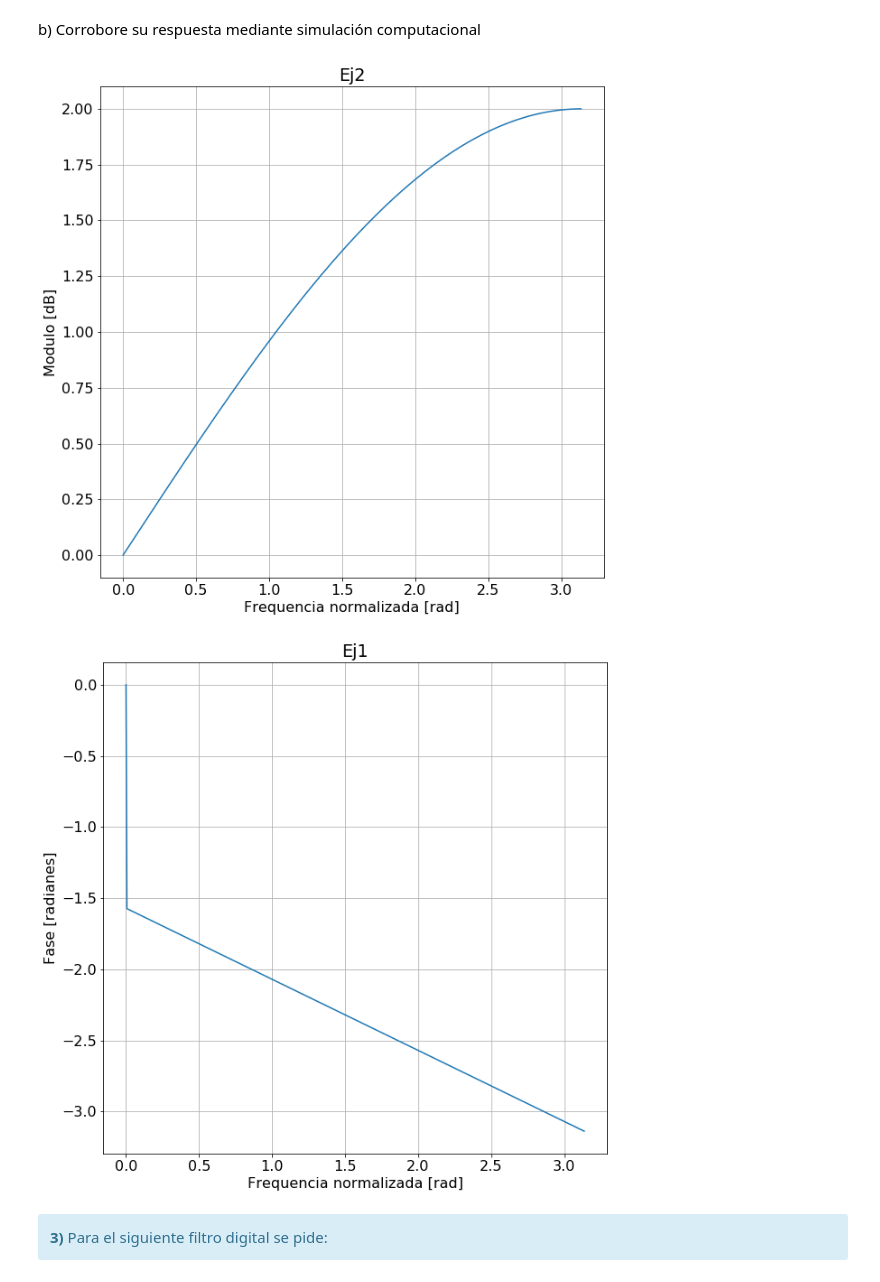
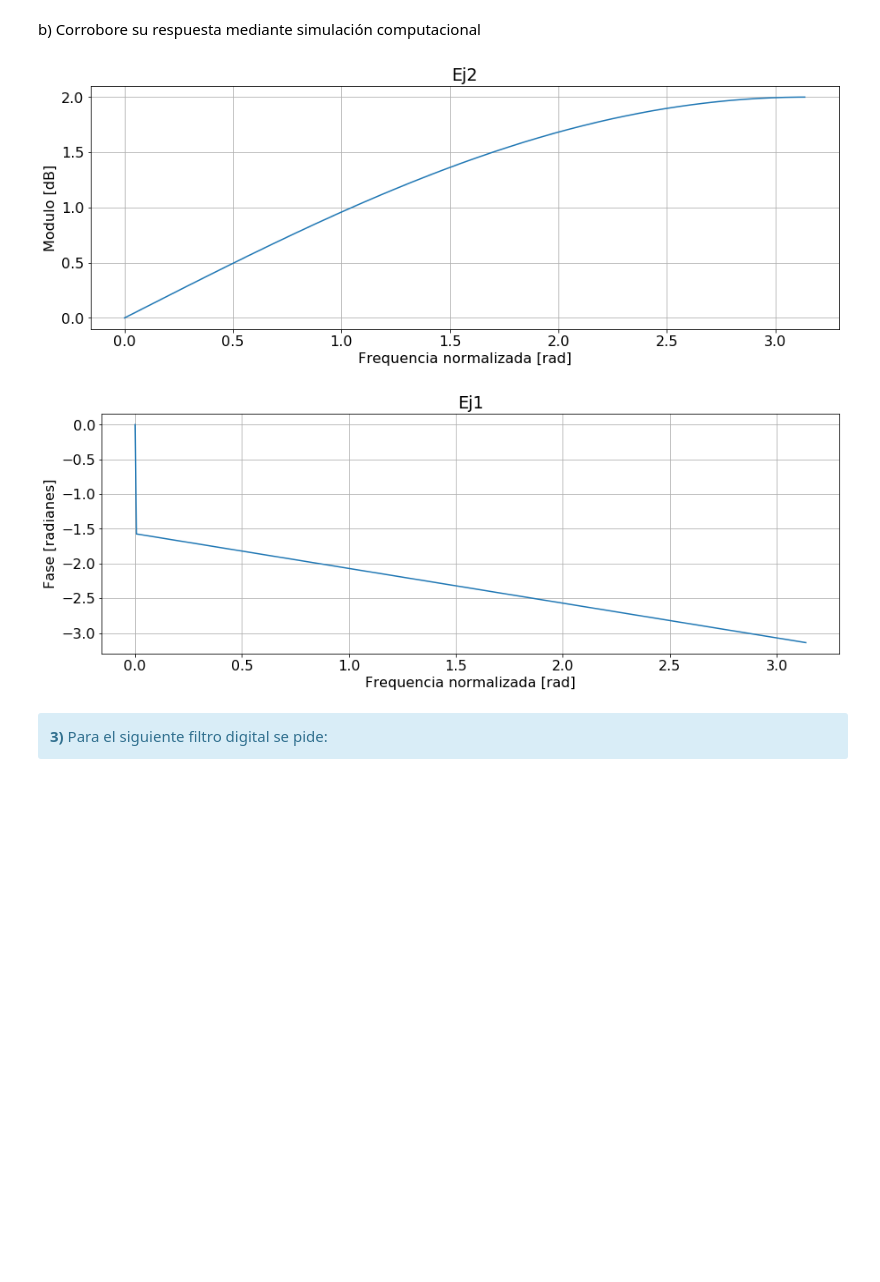
Before and after one commit to Sidorczuk/DSP, a Jupyter notebook: TP4-Filtrado.ipynb, the cells around one changed output. Saved outputs shown, nothing was run; the diff lists cells and outputs as text; code cells hidden in the pictures; blank space fills up the shorter version.

```diff
--- a/TP4-Filtrado.ipynb
+++ b/TP4-Filtrado.ipynb
@@ -106,28 +110,28 @@ $$ h(k) = (-1, 1) $$
 # %%
 w, h = sig.freqz(np.array([-1, 1]), 1)
 #ww = ww / np.pi
 
-plt.figure()
+plt.figure(figsize=(15,5))
 #plt.plot(w, 20 * np.log10(abs(h)))
 plt.plot(w, abs(h))
 plt.title('Ej2')
 plt.xlabel('Frequencia normalizada [rad]')
 plt.ylabel('Modulo [dB]')
 plt.grid(which='both', axis='both')
 axes_hdl = plt.gca()
 plt.show()
 
-plt.figure()
-plt.plot(w, np.angle(h), label='N=3')
+plt.figure(figsize=(15,5))
+plt.plot(w, np.angle(h))
 plt.title('Ej1')
 plt.xlabel('Frequencia normalizada [rad]')
 plt.ylabel('Fase [radianes]')
 plt.grid(which='both', axis='both')
 axes_hdl = plt.gca()
 plt.show()
 # %% [output]
-[figure, old version]
+[figure, new version]
-[figure, old version]
+[figure, new version]
 # %% [markdown]
 <div class="alert alert-block alert-info">
 <b>3)</b> Para el siguiente filtro digital se pide:
```
Also changed, not shown: parts of 20 cells of this notebook.
